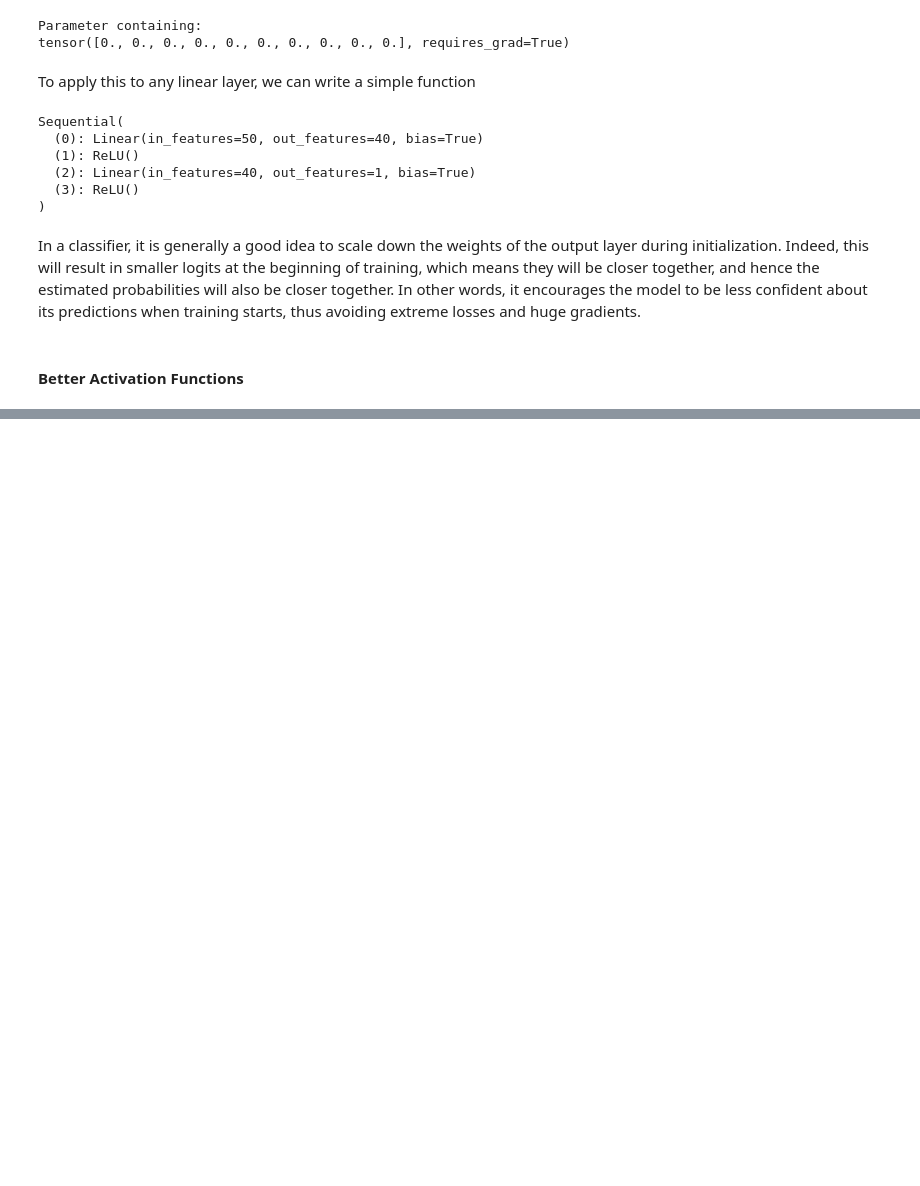
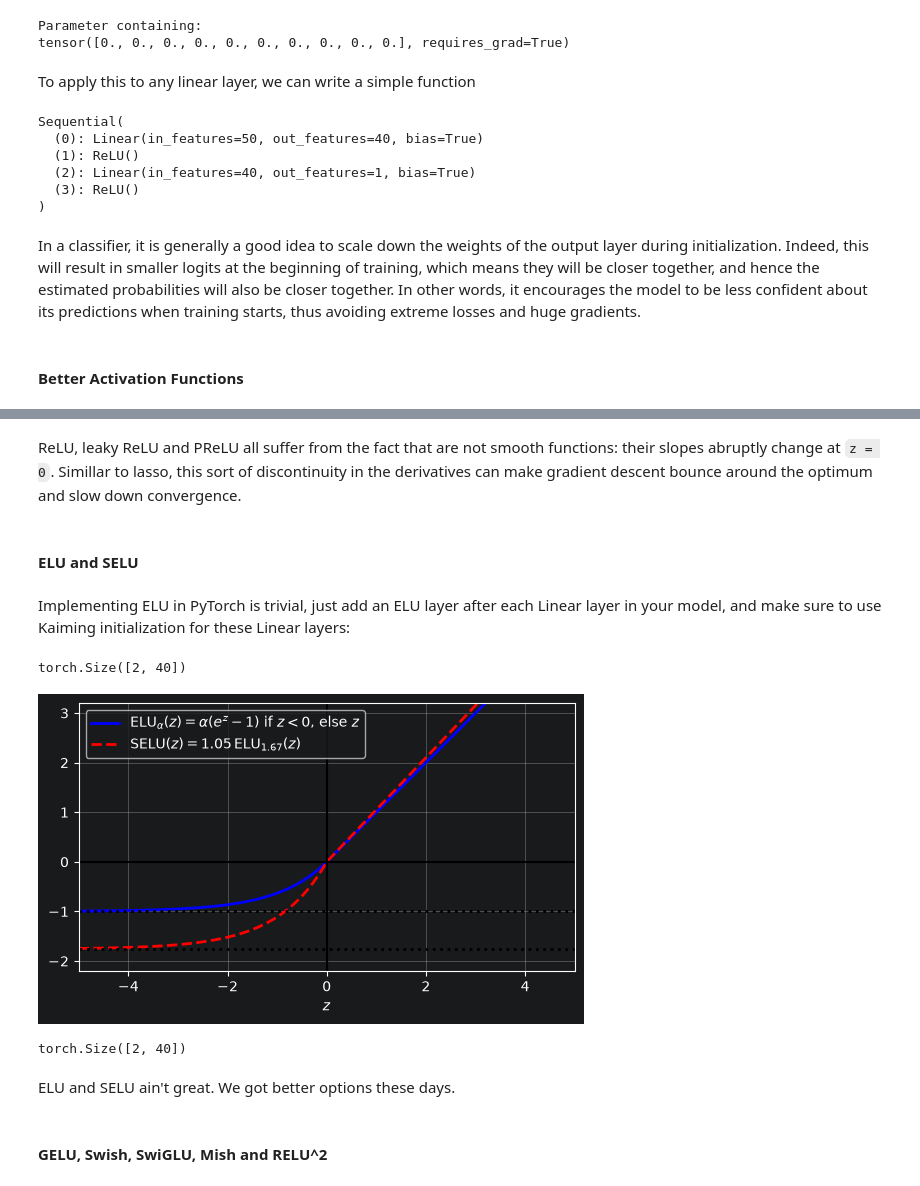
Before and after one commit to AVilums/hands-on-ml, a Jupyter notebook: chapter_11/training_deep_neural_networks.ipynb, the cells around one changed output, grey strips where cells are left out. Cells and saved outputs as stored; diff of their text form; code cells hidden in the pictures; blank space fills up the shorter version.

```diff
--- a/chapter_11/training_deep_neural_networks.ipynb
+++ b/chapter_11/training_deep_neural_networks.ipynb
@@ -96,0 +125,4 @@ In a classifier, it is generally a good idea to scale down the weights of the ou
+# %%
+alpha = 0.2
+model = nn.Sequential(nn.Linear(50, 40), nn.LeakyReLU(negative_slope=alpha))
+nn.init.kaiming_uniform_(model[0].weight, alpha, nonlinearity="leaky_relu")
@@ -96,0 +139,64 @@ In a classifier, it is generally a good idea to scale down the weights of the ou
+# %% [markdown]
+ReLU, leaky ReLU and PReLU all suffer from the fact that are not smooth functions: their slopes abruptly change at `z = 0`. Simillar to lasso, this sort of discontinuity in the derivatives can make gradient descent bounce around the optimum and slow down convergence.
+# %% [markdown]
+#### ELU and SELU
+# %% [markdown]
+Implementing ELU in PyTorch is trivial, just add an ELU layer after each Linear layer in your model, and make sure to use Kaiming initialization for these Linear layers:
+# %%
+torch.manual_seed(42)
+model = nn.Sequential(nn.Linear(50, 40), nn.ELU())
+nn.init.kaiming_uniform_(model[0].weight)
+model(torch.rand(2, 50)).shape
+# %% [output]
+torch.Size([2, 40])
+# %%
+from scipy.special import erfc
+
+# alpha and scale to self normalize with mean 0 and standard deviation 1
+# (see equation 14 in the paper):
+alpha_0_1 = -np.sqrt(2 / np.pi) / (erfc(1 / np.sqrt(2)) * np.exp(1 / 2) - 1)
+scale_0_1 = (
+    (1 - erfc(1 / np.sqrt(2)) * np.sqrt(np.e))
+    * np.sqrt(2 * np.pi)
+    * (
+        2 * erfc(np.sqrt(2)) * np.e ** 2
+        + np.pi * erfc(1 / np.sqrt(2)) ** 2 * np.e
+        - 2 * (2 + np.pi) * erfc(1 / np.sqrt(2)) * np.sqrt(np.e)
+        + np.pi
+        + 2
+    ) ** (-1 / 2)
+)
+
+def elu(z, alpha=1):
+    return np.where(z < 0, alpha * (np.exp(z) - 1), z)
+
+def selu(z, scale=scale_0_1, alpha=alpha_0_1):
+    return scale * elu(z, alpha)
+
+z = np.linspace(-5, 5, 200)
+plt.plot(z, elu(z), "b-", linewidth=2, label=r"ELU$_\alpha(z) = \alpha (e^z - 1)$ if $z < 0$, else $z$")
+plt.plot(z, selu(z), "r--", linewidth=2, label=r"SELU$(z) = 1.05 \, $ELU$_{1.67}(z)$")
+plt.plot([-5, 5], [0, 0], 'k-')
+plt.plot([-5, 5], [-1, -1], 'k:', linewidth=2)
+plt.plot([-5, 5], [-1.758, -1.758], 'k:', linewidth=2)
+plt.plot([0, 0], [-2.2, 3.2], 'k-')
+plt.grid(True)
+plt.axis([-5, 5, -2.2, 3.2])
+plt.xlabel("$z$")
+plt.gca().set_aspect("equal")
+plt.legend()
+
+plt.show()
+# %% [output]
+[figure, added]
+# %%
+torch.manual_seed(42)
+model = nn.Sequential(nn.Linear(50, 40), nn.SELU())
+nn.init.kaiming_uniform_(model[0].weight)
+model(torch.rand(2, 50)).shape
+# %% [output]
+torch.Size([2, 40])
+# %% [markdown]
+ELU and SELU ain't great. We got better options these days.
+# %% [markdown]
+#### GELU, Swish, SwiGLU, Mish and RELU^2
```
Also changed, not shown: parts of 5 cells of this notebook.
